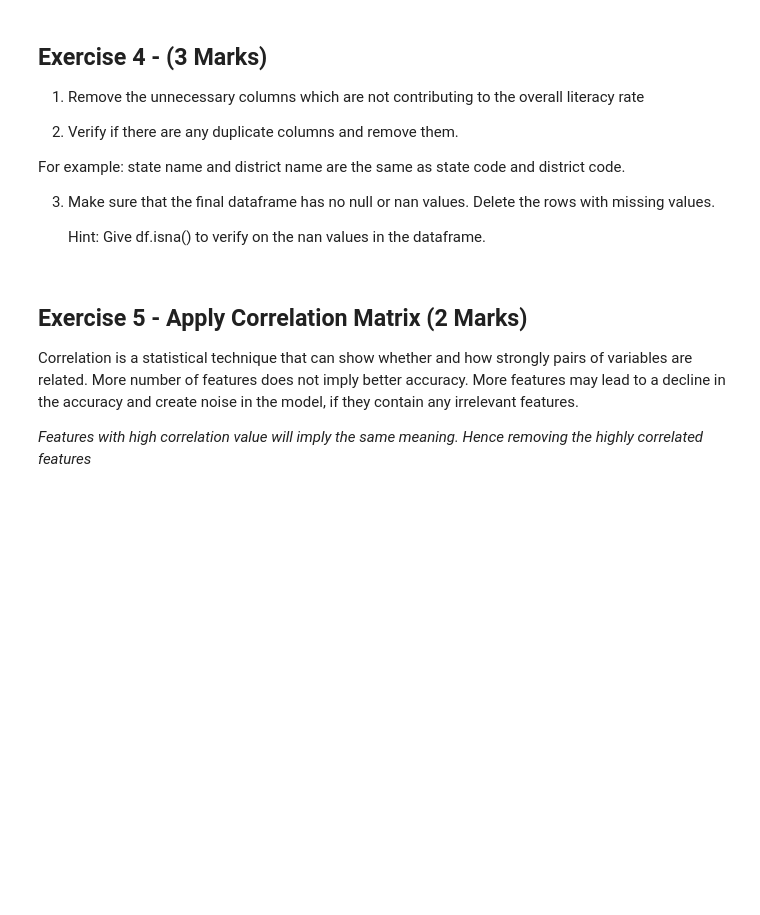
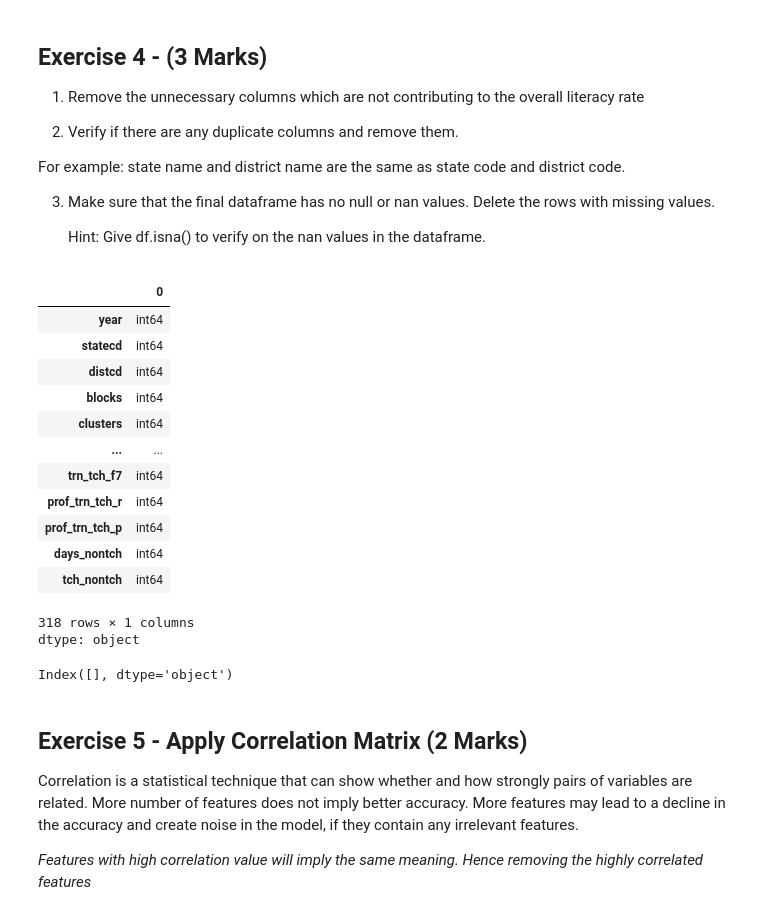
Before and after one commit to vikramvundyala/python_AI-ML, a Jupyter notebook: U1_MH1_Data_Munging.ipynb, the cells around one changed output. Drawn from its saved outputs; the diff is of its cells as text; code cells hidden in the pictures; blank space fills up the shorter version.

```diff
--- a/U1_MH1_Data_Munging.ipynb
+++ b/U1_MH1_Data_Munging.ipynb
@@ -148,3 +237,26 @@ As the required data is present in different datasets, we need to **integrate bo
+# %%
+df.head()
+df.dtypes
+# %% [output]
+|  | 0 |
+| year | int64 |
+| statecd | int64 |
+| distcd | int64 |
+| blocks | int64 |
+| clusters | int64 |
+| ... | ... |
+| trn_tch_f7 | int64 |
+| prof_trn_tch_r | int64 |
+| prof_trn_tch_p | int64 |
+| days_nontch | int64 |
+| tch_nontch | int64 |
+318 rows × 1 columns
+dtype: object
+# %%
+object_cols = df_cleaned.select_dtypes(include='object').columns
+print(object_cols)
+# %% [output]
+Index([], dtype='object')
 # %% [markdown]
 ## Exercise 5 - Apply Correlation Matrix (2 Marks)
 
```
Also changed, not shown: parts of 16 cells of this notebook.
